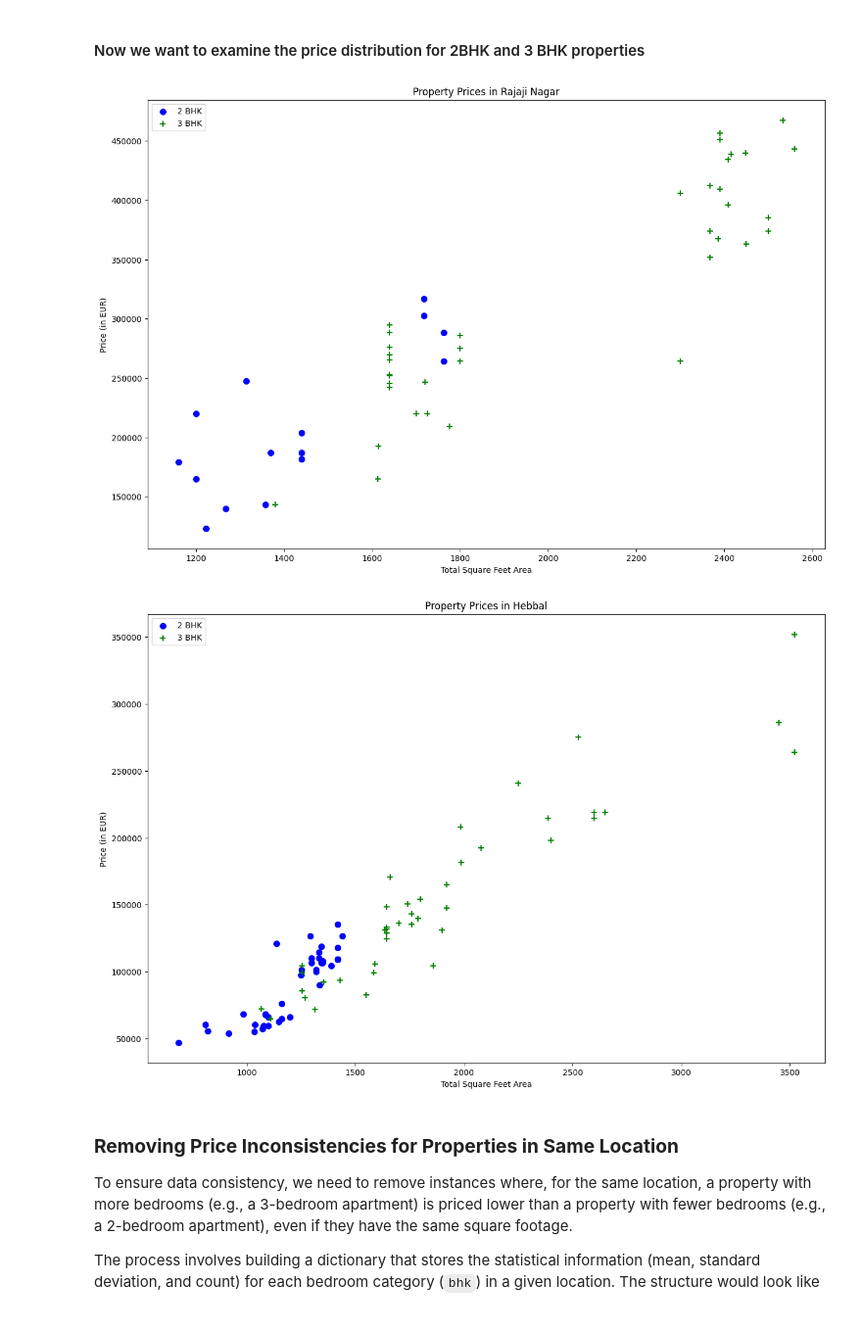
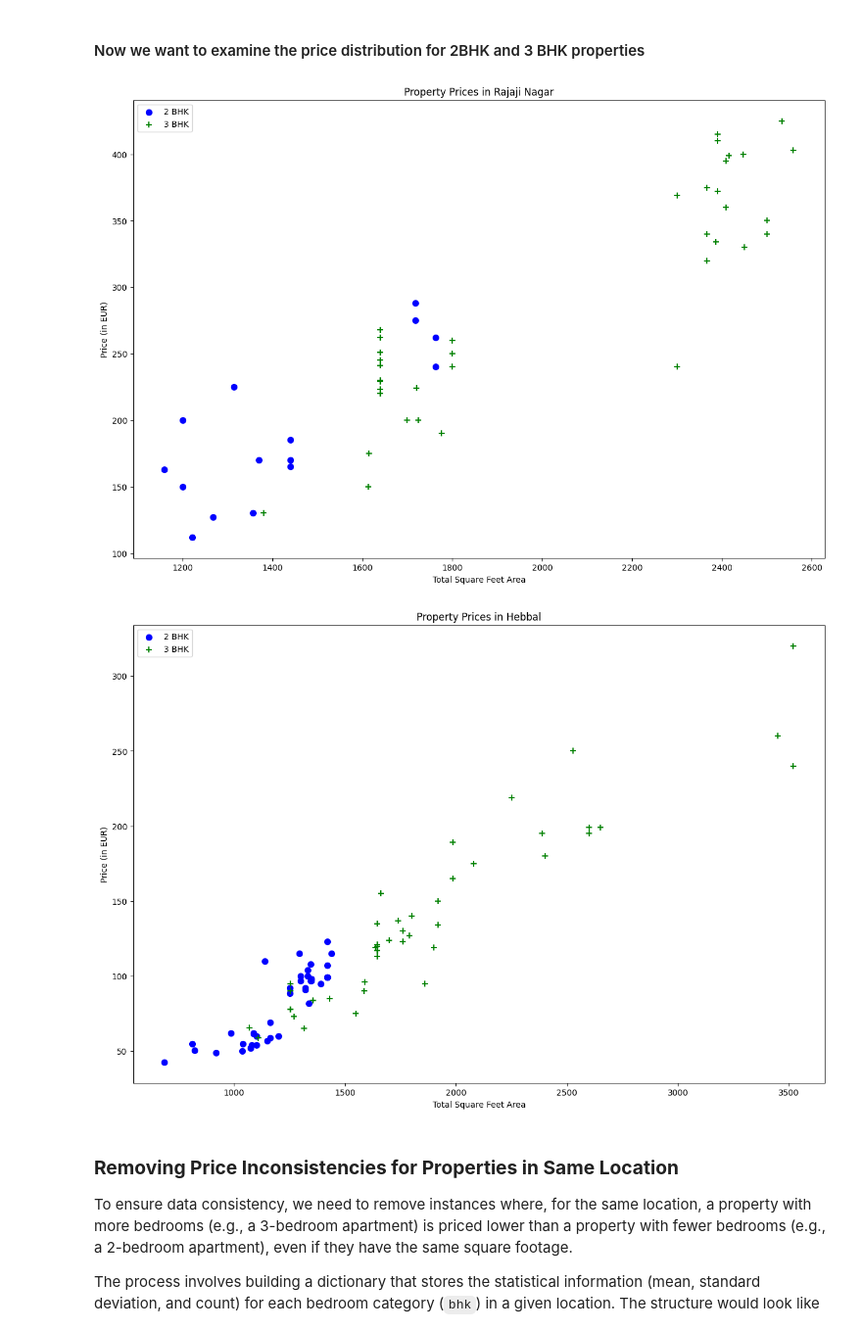
Before and after one commit to HanaZadravec/real_estate_price_prediction, a Jupyter notebook: house_price_prediction.ipynb, the cells around one changed output. Shown: that part at 98% size. Drawn from its saved outputs; the diff is of its cells as text; code cells hidden in the pictures.

Commit message:
made a model for price prediction

```diff
--- a/house_price_prediction.ipynb
+++ b/house_price_prediction.ipynb
@@ -195,25 +204,3 @@ bhk                   4
 Name: 30, dtype: object
 # %% [markdown]
 #### We will add feature that is called price per square feet
-# %%
-# Fetch the latest INR to EUR exchange rate
-def get_exchange_rate():
-    url = "https://api.exchangerate-api.com/v4/latest/INR"
-    response = requests.get(url)
-    data = response.json()
-    return data['rates']['EUR']
-
-# Function to convert lakh INR to EUR
-def inr_to_eur(amount_in_lakh, exchange_rate):
-    amount_in_inr = amount_in_lakh * 100000  # Convert lakh to INR
-    amount_in_eur = amount_in_inr * exchange_rate  # Convert INR to EUR
-    return round(amount_in_eur, 2)  # Keep two decimal places
-
-# Get the exchange rate once
-exchange_rate = get_exchange_rate()
-
-# Convert price to EUR
-df['price_eur'] = df['price'].apply(lambda x: inr_to_eur(x, exchange_rate))
-
-# Display the updated DataFrame
-df
@@ -234,5 +207,3 @@ df
-# %%
-df.drop('price', axis=1, inplace=True)
 # %%
 df
 # %% [output]
@@ -251,3 +222,4 @@ df
 13200 rows × 6 columns
-# %%
-df['price_per_sqft'] = (df['price_eur'] / df['total_sqft']).round(2)  # Calculate price per square foot in EUR
+# %%
+df['price_per_sqft'] = df['price']*100000/df['total_sqft']
+df.head()
@@ -428,36 +407,36 @@ df.shape
 # %%
 def plot_property_prices(df, location):
     bhk2_data = df[(df.location == location) & (df.bhk == 2)]
     bhk3_data = df[(df.location == location) & (df.bhk == 3)]
 
     # Set the figure size for better visibility
     matplotlib.rcParams['figure.figsize'] = (15, 10)
 
     # Plot 2 BHK properties as blue scatter points
-    plt.scatter(bhk2_data.total_sqft, bhk2_data.price_eur, color='blue', s=50)
+    plt.scatter(bhk2_data.total_sqft, bhk2_data.price, color='blue', s=50)
 
     # Plot 3 BHK properties as green plus markers
-    plt.scatter(bhk3_data.total_sqft, bhk3_data.price_eur, marker='+', color='green', s=50)
+    plt.scatter(bhk3_data.total_sqft, bhk3_data.price, marker='+', color='green', s=50)
 
     # Add labels and title to the plot
     plt.xlabel("Total Square Feet Area")
     plt.ylabel("Price (in EUR)")
     plt.title(f"Property Prices in {location}")
 
     # Display the legend with unique entries
     plt.legend(["2 BHK", "3 BHK"], loc='best')
 
     # Show the plot
     plt.show()
 
 # Call the function for a specific location
 plot_property_prices(df, "Rajaji Nagar")
 # %% [output]
-[figure, old version]
+[figure, new version]
 # %%
 plot_property_prices(df, "Hebbal")
 # %% [output]
-[figure, old version]
+[figure, new version]
 # %% [markdown]
 ### **Removing Price Inconsistencies for Properties in Same Location**
 
```
Also changed, not shown: parts of 46 cells of this notebook, 1 other file.
